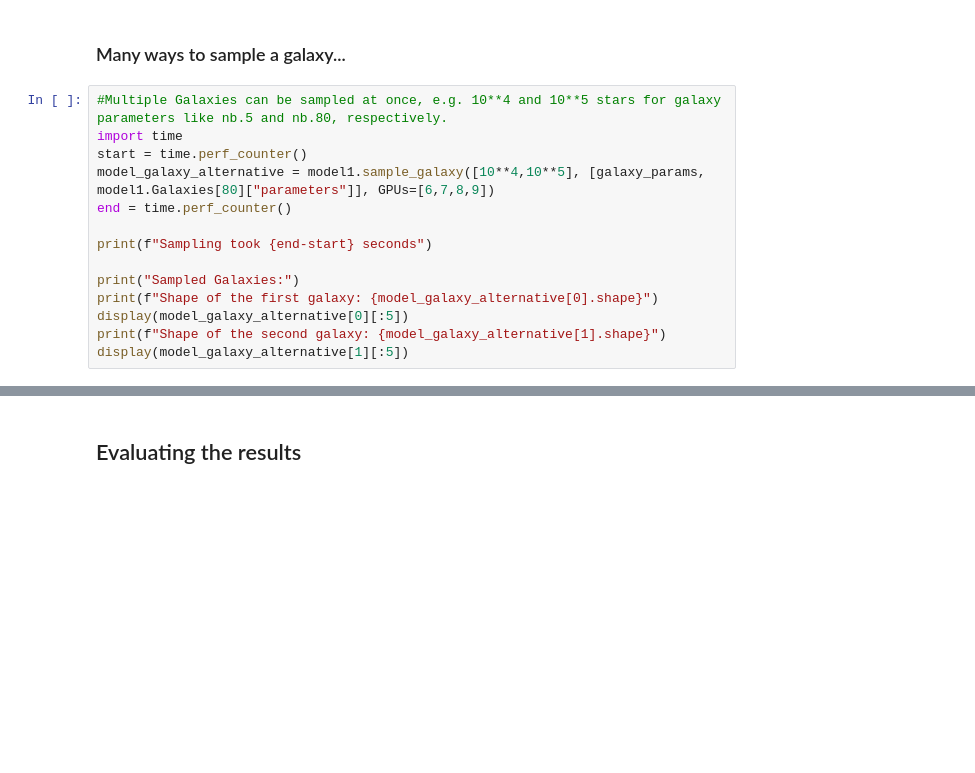
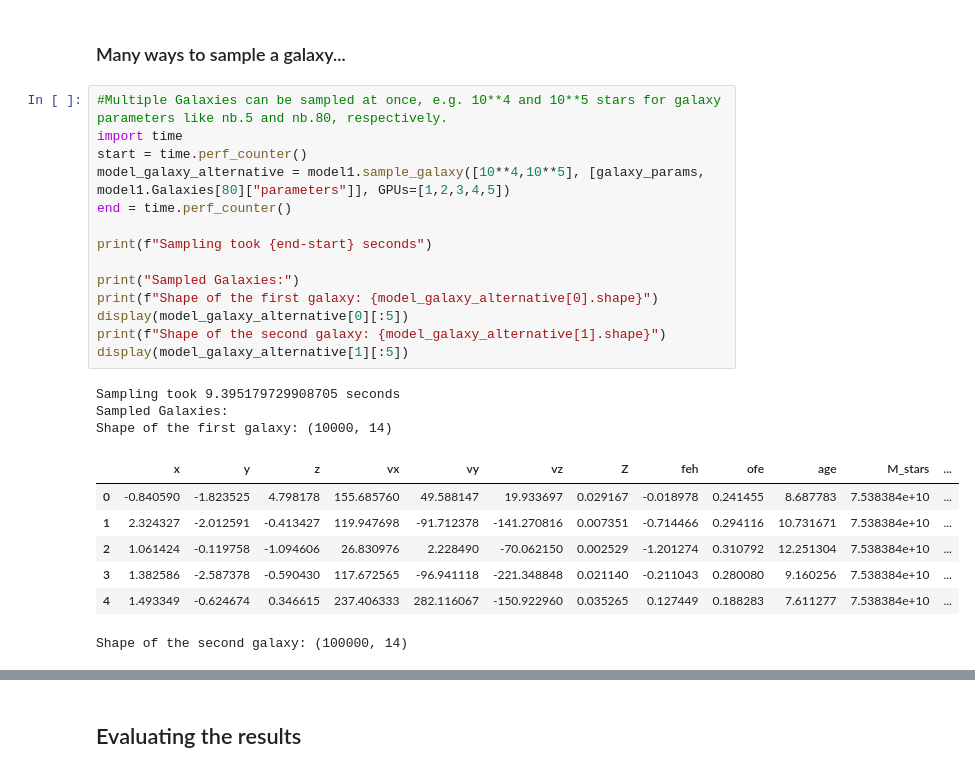
Before and after one commit to luwo9/GalacticFlow, a Jupyter notebook: API_Workflow.ipynb, the cells around one changed output, grey strips where cells are left out. Drawn from its saved outputs; the diff is of its cells as text; blank space fills up the shorter version.

```diff
--- a/API_Workflow.ipynb
+++ b/API_Workflow.ipynb
@@ -61,14 +109,25 @@ display(model_galaxy)
 # %%
 #Multiple Galaxies can be sampled at once, e.g. 10**4 and 10**5 stars for galaxy parameters like nb.5 and nb.80, respectively.
 import time
 start = time.perf_counter()
-model_galaxy_alternative = model1.sample_galaxy([10**4,10**5], [galaxy_params, model1.Galaxies[80]["parameters"]], GPUs=[6,7,8,9])
+model_galaxy_alternative = model1.sample_galaxy([10**4,10**5], [galaxy_params, model1.Galaxies[80]["parameters"]], GPUs=[1,2,3,4,5])
 end = time.perf_counter()
 
 print(f"Sampling took {end-start} seconds")
 
 print("Sampled Galaxies:")
 print(f"Shape of the first galaxy: {model_galaxy_alternative[0].shape}")
 display(model_galaxy_alternative[0][:5])
 print(f"Shape of the second galaxy: {model_galaxy_alternative[1].shape}")
 display(model_galaxy_alternative[1][:5])
+# %% [output]
+Sampling took 9.395179729908705 seconds
+Sampled Galaxies:
+Shape of the first galaxy: (10000, 14)
+|  | x | y | z | vx | vy | vz | Z | feh | ofe | age | M_stars | ... |
+| 0 | -0.840590 | -1.823525 | 4.798178 | 155.685760 | 49.588147 | 19.933697 | 0.029167 | -0.018978 | 0.241455 | 8.687783 | 7.538384e+10 | ... |
+| 1 | 2.324327 | -2.012591 | -0.413427 | 119.947698 | -91.712378 | -141.270816 | 0.007351 | -0.714466 | 0.294116 | 10.731671 | 7.538384e+10 | ... |
+| 2 | 1.061424 | -0.119758 | -1.094606 | 26.830976 | 2.228490 | -70.062150 | 0.002529 | -1.201274 | 0.310792 | 12.251304 | 7.538384e+10 | ... |
+| 3 | 1.382586 | -2.587378 | -0.590430 | 117.672565 | -96.941118 | -221.348848 | 0.021140 | -0.211043 | 0.280080 | 9.160256 | 7.538384e+10 | ... |
+| 4 | 1.493349 | -0.624674 | 0.346615 | 237.406333 | 282.116067 | -150.922960 | 0.035265 | 0.127449 | 0.188283 | 7.611277 | 7.538384e+10 | ... |
+Shape of the second galaxy: (100000, 14)
```
Also changed, not shown: parts of 15 cells of this notebook, 1 other file.
